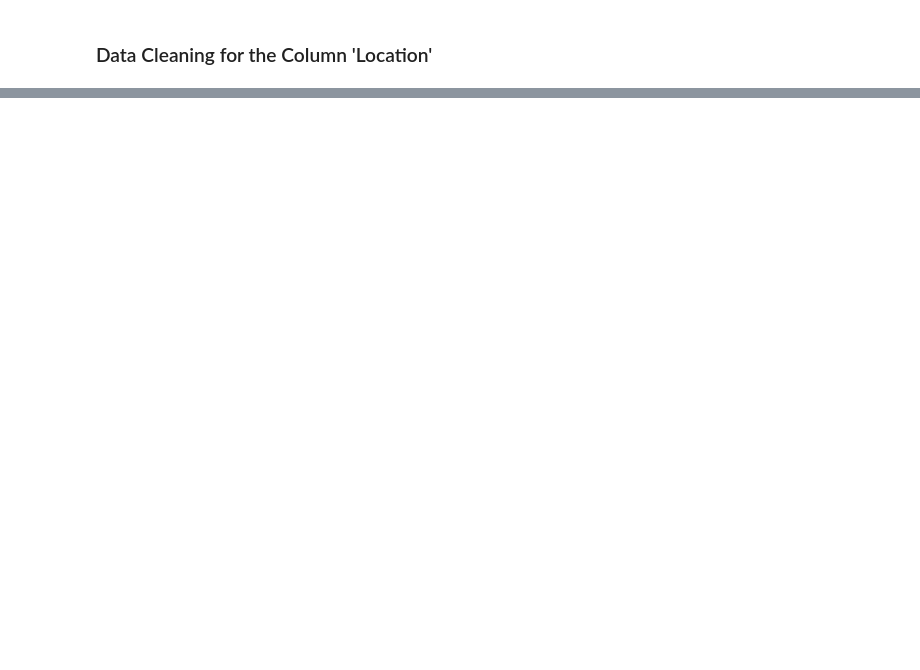
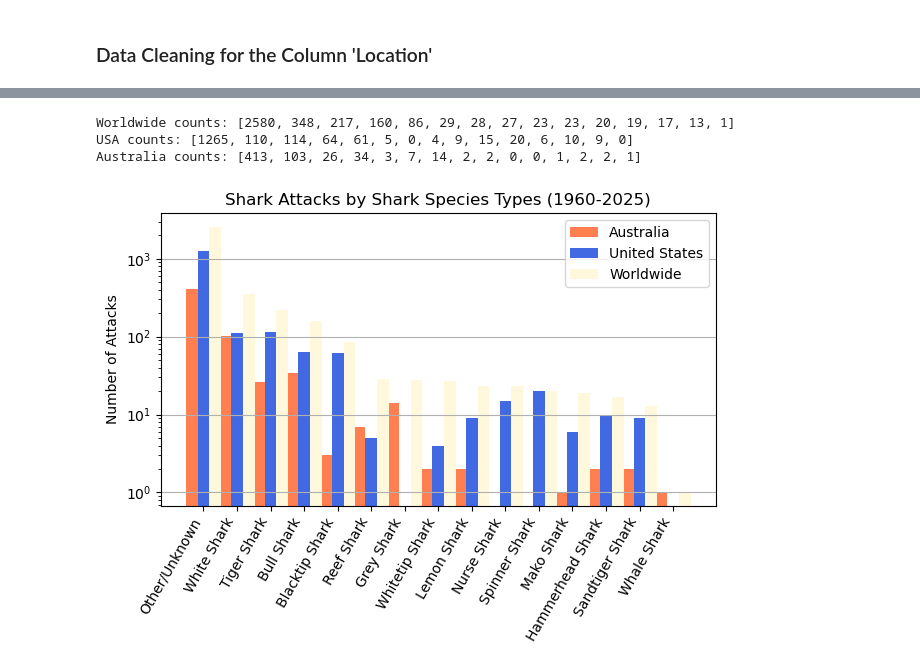
Before and after one commit to SheryllD/shark_attacks_project, a Jupyter notebook: shark_date_cleaning.ipynb, the cells around one changed output, grey strips where cells are left out. Cells and saved outputs as stored; diff of their text form; code cells hidden in the pictures; blank space fills up the shorter version.

```diff
--- a/shark_date_cleaning.ipynb
+++ b/shark_date_cleaning.ipynb
@@ -608,0 +1143,72 @@ plt.savefig("AttacksByYear.png")
+# %%
+import matplotlib.pyplot as plt
+import numpy as np
+
+# Ensure correct species names
+df["Species_Types"] = df["Species_Types"].str.strip()  #To remove extra spaces
+
+# Define shark species
+sharkname = ["Other/Unknown", "White Shark", "Tiger Shark", "Bull Shark", "Blacktip Shark",
+             "Reef Shark", "Grey Shark", "Whitetip Shark", "Lemon Shark", "Nurse Shark",
+             "Spinner Shark", "Mako Shark", "Hammerhead Shark", "Sandtiger Shark", "Whale Shark"]
+
+width = 0.35  # Width of bars
+xval = np.arange(len(sharkname))  #xval matches sharkname length
+
+# Filter by region
+usa_df = df[df["Country"] == "United States"]
+aus_df = df[df["Country"] == "Australia"]
+
+# Function to count shark species for a given DataFrame
+def count_shark_species(df):
+    return [
+        df["Species_Types"].str.contains("Other/Unknown", case=False, na=False).sum(),
+        df["Species_Types"].str.contains("White shark", case=False, na=False).sum(),
+        df["Species_Types"].str.contains("Tiger shark", case=False, na=False).sum(),
+        df["Species_Types"].str.contains("Bull shark", case=False, na=False).sum(),
+        df["Species_Types"].str.contains("Blacktip shark", case=False, na=False).sum(),
+        df["Species_Types"].str.contains("Reef shark", case=False, na=False).sum(),
+        df["Species_Types"].str.contains("Grey shark", case=False, na=False).sum(),
+        df["Species_Types"].str.contains("Whitetip shark", case=False, na=False).sum(),
+        df["Species_Types"].str.contains("Lemon shark", case=False, na=False).sum(),
+        df["Species_Types"].str.contains("Nurse shark", case=False, na=False).sum(),
+        df["Species_Types"].str.contains("Spinner shark", case=False, na=False).sum(),
+        df["Species_Types"].str.contains("Mako shark", case=False, na=False).sum(),
+        df["Species_Types"].str.contains("Hammerhead shark", case=False, na=False).sum(),
+        df["Species_Types"].str.contains("Sandtiger shark", case=False, na=False).sum(),
+        df["Species_Types"].str.contains("Whale shark", case=False, na=False).sum()
+    ]
+
+# Get counts for each region
+world_all_counts = count_shark_species(df)       # Worldwide
+usa_all_counts = count_shark_species(usa_df)     # USA
+aus_all_counts = count_shark_species(aus_df)     # Australia
+
+# Print counts before plotting
+print("Worldwide counts:", world_all_counts)
+print("USA counts:", usa_all_counts)
+print("Australia counts:", aus_all_counts)
+
+# Plot bars
+plt.bar(xval - width, aus_all_counts, label="Australia", width=width, color="coral")
+plt.bar(xval, usa_all_counts, label="United States", width=width, color="royalblue")
+plt.bar(xval + width, world_all_counts, label="Worldwide", width=width, color="cornsilk")
+
+# Format x-axis
+plt.xticks(ticks=xval, labels=sharkname, rotation=60, ha="right")
+plt.title("Shark Attacks by Shark Species Types (1960-2025)")
+plt.ylabel("Number of Attacks")
+plt.legend()
+plt.grid(axis="y")
+
+#log scale
+plt.yscale("log")
+
+plt.tight_layout()
+plt.savefig("AttacksBySpecies.png")
+plt.show()
+# %% [output]
+Worldwide counts: [2580, 348, 217, 160, 86, 29, 28, 27, 23, 23, 20, 19, 17, 13, 1]
+USA counts: [1265, 110, 114, 64, 61, 5, 0, 4, 9, 15, 20, 6, 10, 9, 0]
+Australia counts: [413, 103, 26, 34, 3, 7, 14, 2, 2, 0, 0, 1, 2, 2, 1]
+[figure, added]
```
Also changed, not shown: parts of 51 cells of this notebook, 1 other file.
